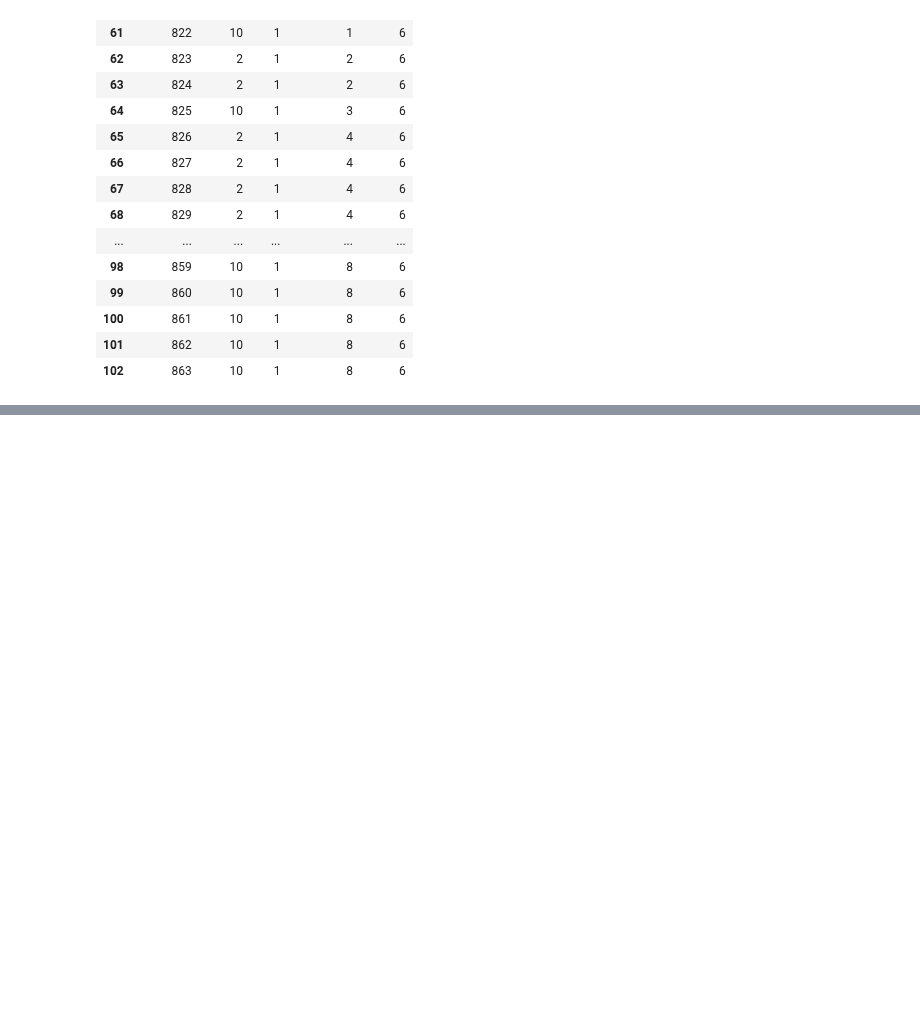
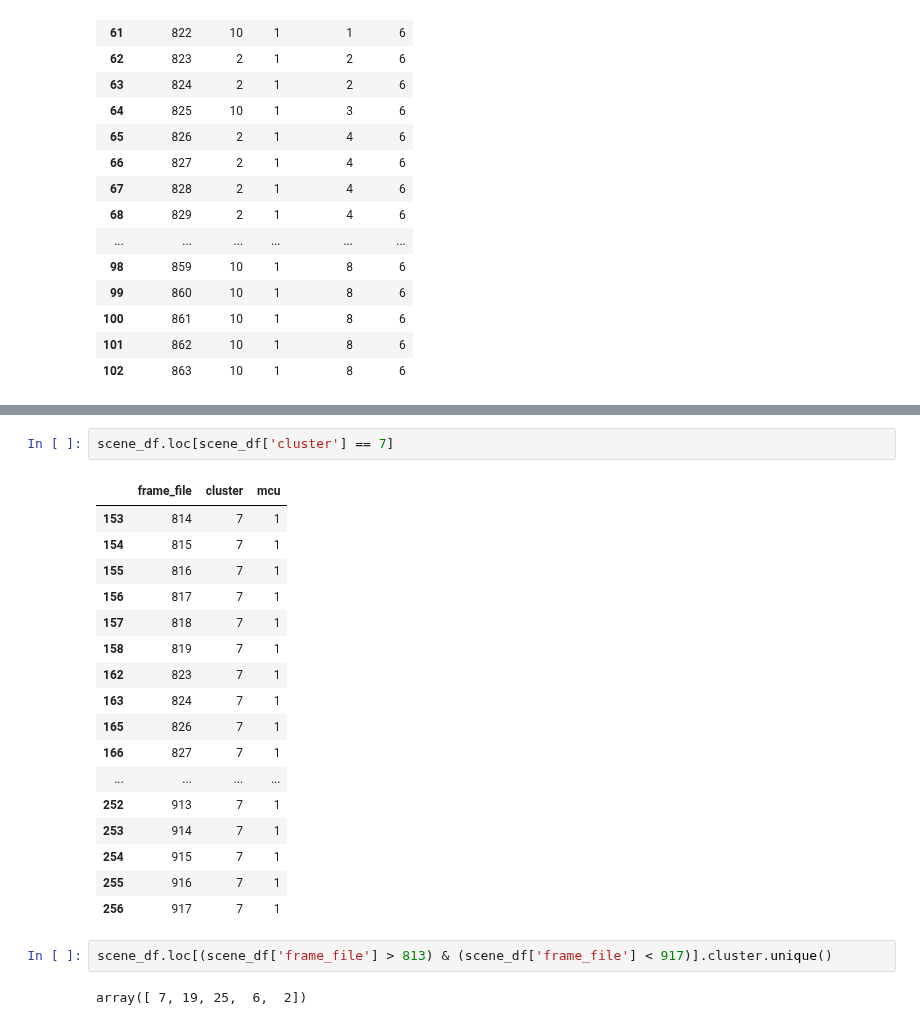
Before and after one commit to JohnTheTripper/moviegoer-prototype, a Jupyter notebook: scene_clustering.ipynb, the cells around one changed output, grey strips where cells are left out. Saved outputs shown, nothing was run; the diff lists cells and outputs as text; blank space fills up the shorter version.

```diff
--- a/scene_clustering.ipynb
+++ b/scene_clustering.ipynb
@@ -898,0 +1193,24 @@ pattern_df.loc[pattern_df['pattern'] == 6]
+# %%
+scene_df.loc[scene_df['cluster'] == 7]
+# %% [output]
+|  | frame_file | cluster | mcu |
+| 153 | 814 | 7 | 1 |
+| 154 | 815 | 7 | 1 |
+| 155 | 816 | 7 | 1 |
+| 156 | 817 | 7 | 1 |
+| 157 | 818 | 7 | 1 |
+| 158 | 819 | 7 | 1 |
+| 162 | 823 | 7 | 1 |
+| 163 | 824 | 7 | 1 |
+| 165 | 826 | 7 | 1 |
+| 166 | 827 | 7 | 1 |
+| ... | ... | ... | ... |
+| 252 | 913 | 7 | 1 |
+| 253 | 914 | 7 | 1 |
+| 254 | 915 | 7 | 1 |
+| 255 | 916 | 7 | 1 |
+| 256 | 917 | 7 | 1 |
+# %%
+scene_df.loc[(scene_df['frame_file'] > 813) & (scene_df['frame_file'] < 917)].cluster.unique()
+# %% [output]
+array([ 7, 19, 25,  6,  2])
```
Also changed, not shown: parts of 33 cells of this notebook.
